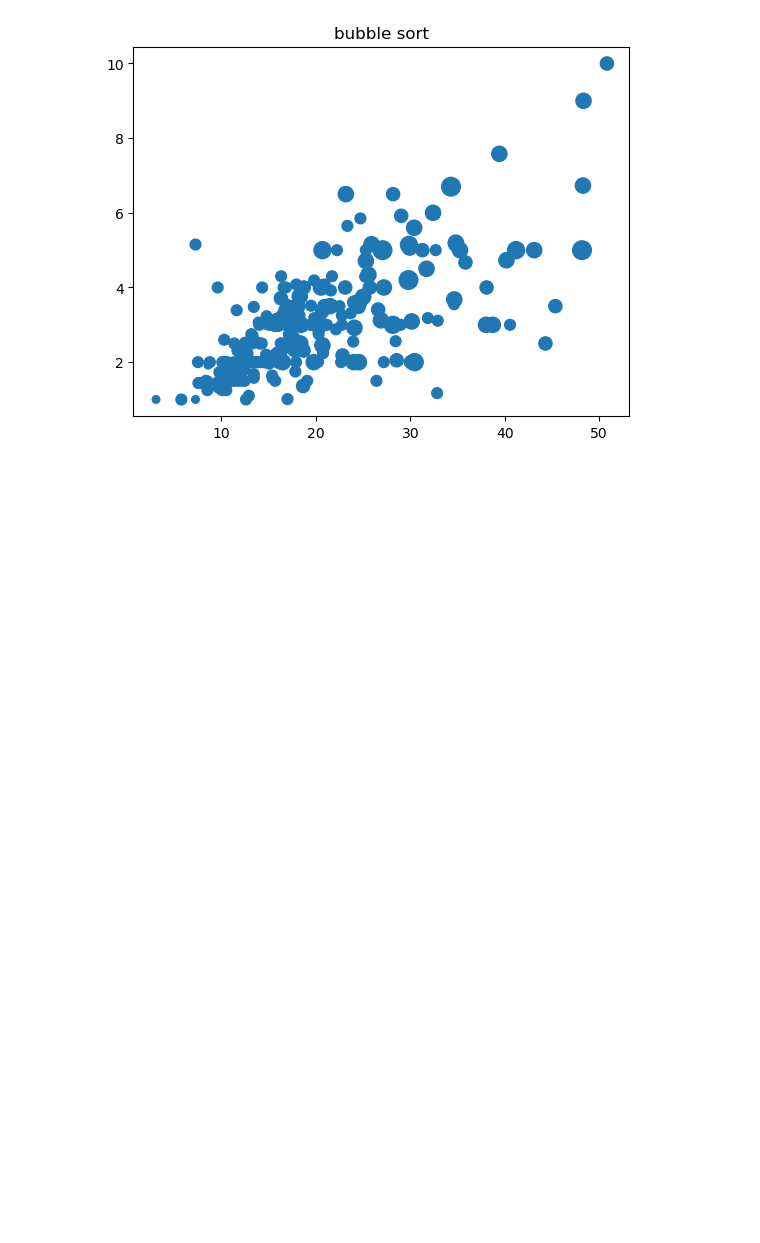
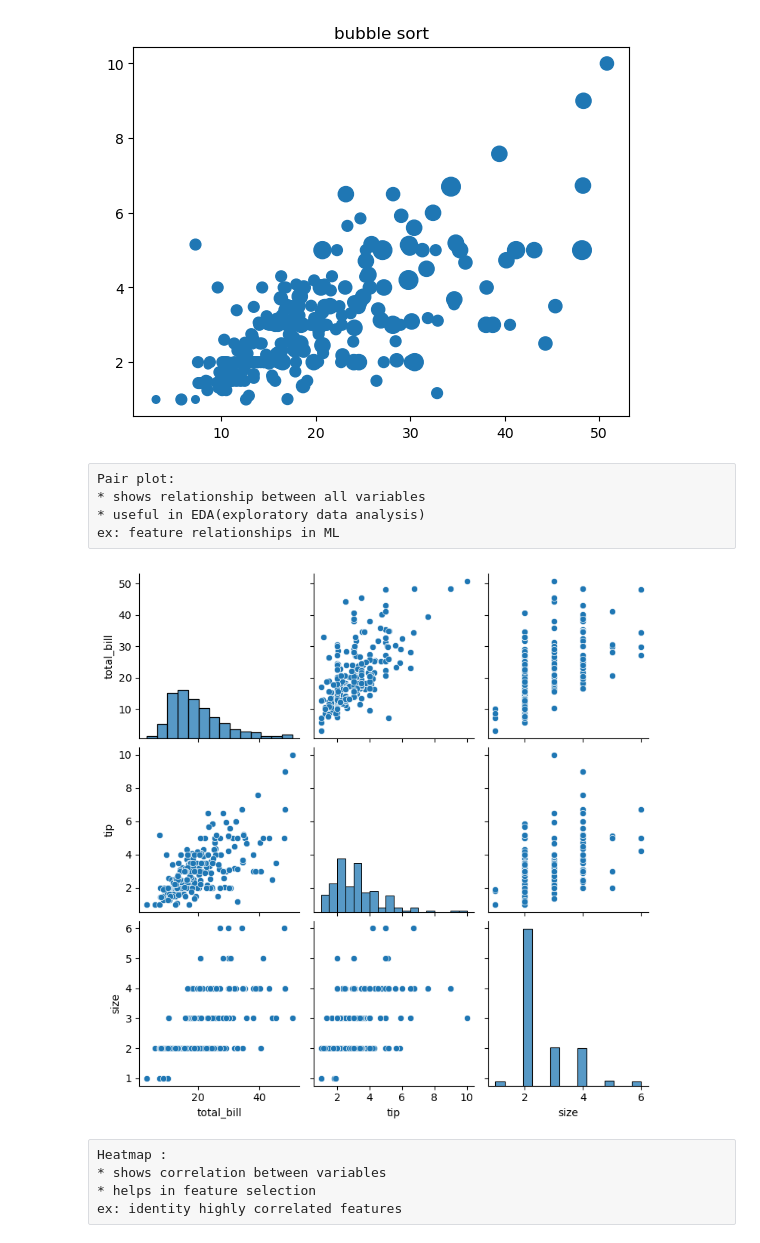
Before and after one commit to CodeWithAkash/python-class-notes, a Jupyter notebook: visualization.ipynb, the cells around one changed output. Cells and saved outputs as stored; diff of their text form; code cells hidden in the pictures; blank space fills up the shorter version.

```diff
--- a/visualization.ipynb
+++ b/visualization.ipynb
@@ -283,3 +283,18 @@ plt.title('bubble sort')
 plt.show()
 # %% [output]
 [figure]
+# %% [raw]
+Pair plot:
+* shows relationship between all variables
+* useful in EDA(exploratory data analysis)
+ex: feature relationships in ML
+# %%
+sns.pairplot(df)
+plt.show()
+# %% [output]
+[figure, added]
+# %% [raw]
+Heatmap :
+* shows correlation between variables
+* helps in feature selection
+ex: identity highly correlated features
```
Also changed, not shown: parts of 5 cells of this notebook.
